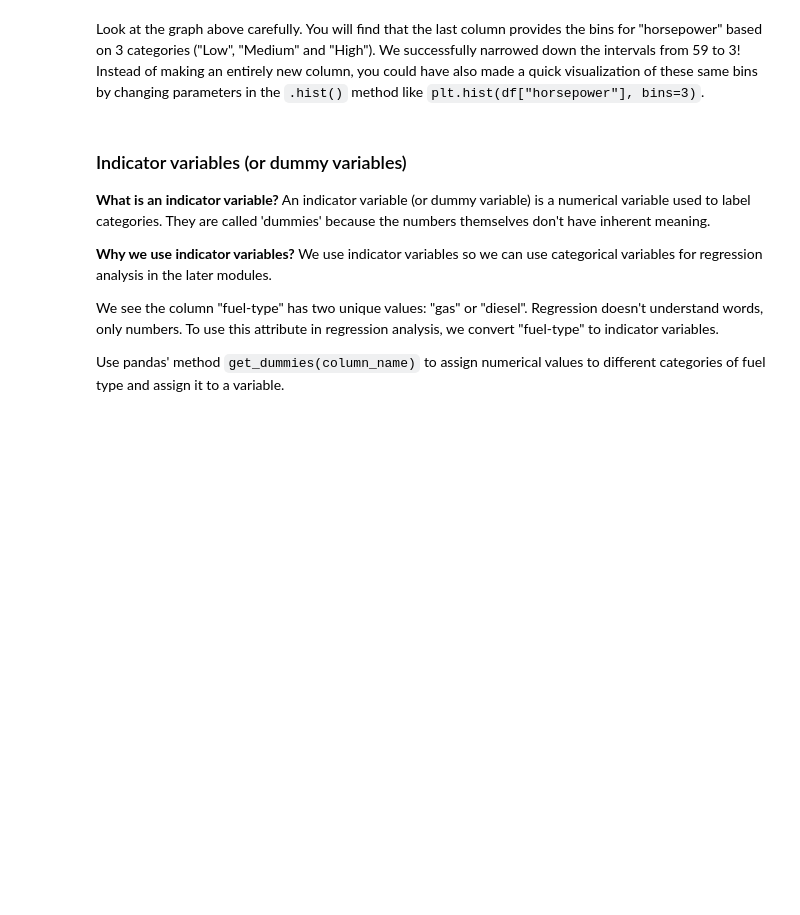
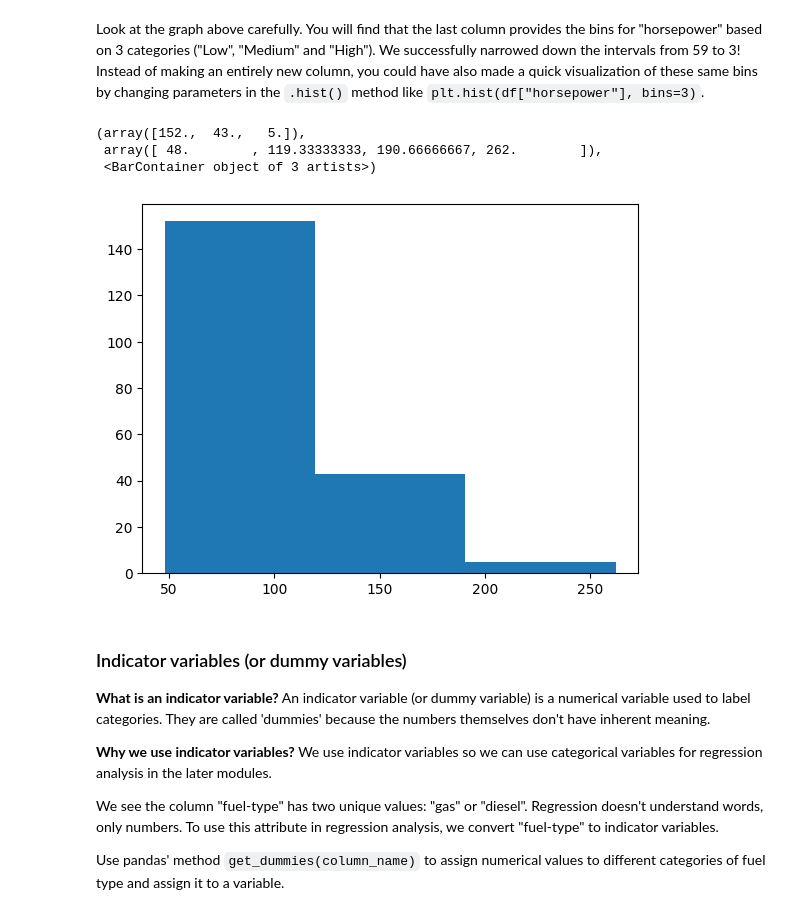
Before and after one commit to kobynwinn/codespace, a Jupyter notebook: notebooks/DSF24_Automobile_Clean.ipynb, the cells around one changed output. Saved outputs shown, nothing was run; the diff lists cells and outputs as text; code cells hidden in the pictures; blank space fills up the shorter version.

```diff
--- a/notebooks/DSF24_Automobile_Clean.ipynb
+++ b/notebooks/DSF24_Automobile_Clean.ipynb
@@ -388,5 +445,12 @@ Now, use let's make a histogram of our horsepower bins. The easiest way to do th
 # %% [markdown]
 Look at the graph above carefully. You will find that the last column provides the bins for "horsepower" based on 3 categories ("Low", "Medium" and "High"). We successfully narrowed down the intervals from 59 to 3! Instead of making an entirely new column, you could have also made a quick visualization of these same bins by changing parameters in the `.hist()` method like `plt.hist(df["horsepower"], bins=3)`.
+# %%
+plt.hist(df['horsepower'], bins=3)
+# %% [output]
+(array([152.,  43.,   5.]),
+ array([ 48.        , 119.33333333, 190.66666667, 262.        ]),
+ <BarContainer object of 3 artists>)
+[figure, added]
 # %% [markdown]
 ### Indicator variables (or dummy variables)
 **What is an indicator variable?**
```
Also changed, not shown: parts of 13 cells of this notebook.
